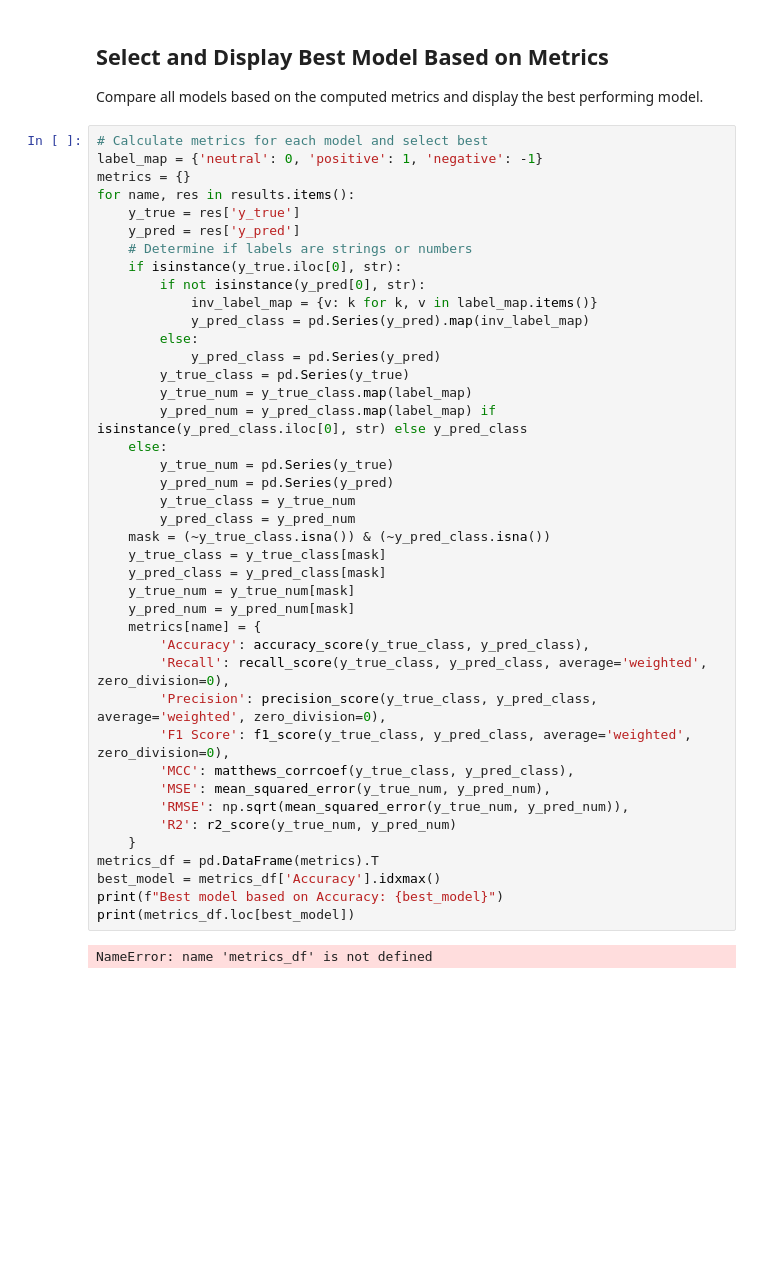
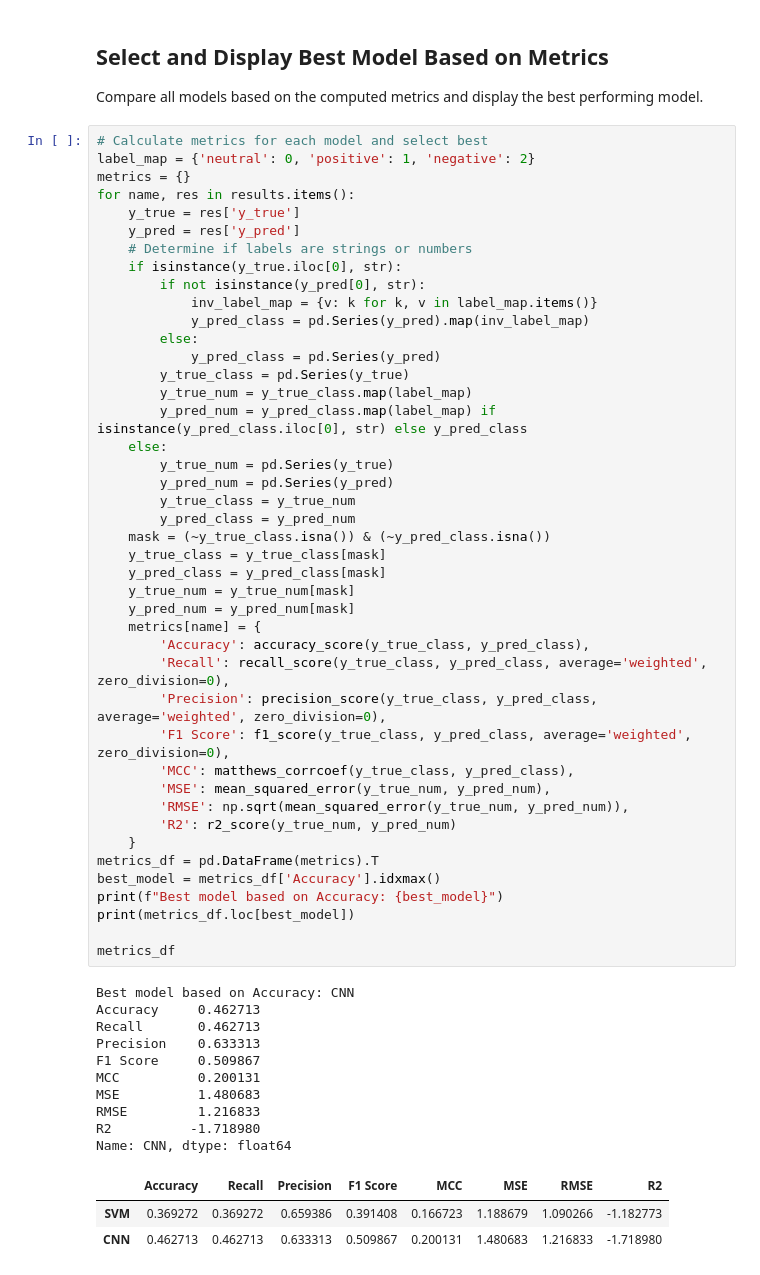
Before and after one commit to Joshua-Ean-Valera/BenchMarking, a Jupyter notebook: benchmarking_models_comparison copy.ipynb, the cells around one changed output. Drawn from its saved outputs; the diff is of its cells as text; blank space fills up the shorter version.

```diff
--- a/benchmarking_models_comparison copy.ipynb
+++ b/benchmarking_models_comparison copy.ipynb
@@ -198,7 +198,7 @@ for name, res in results.items():
 Compare all models based on the computed metrics and display the best performing model.
 # %%
 # Calculate metrics for each model and select best
-label_map = {'neutral': 0, 'positive': 1, 'negative': -1}
+label_map = {'neutral': 0, 'positive': 1, 'negative': 2}
 metrics = {}
 for name, res in results.items():
     y_true = res['y_true']
@@ -211,31 +211,45 @@ for name, res in results.items():
         else:
             y_pred_class = pd.Series(y_pred)
         y_true_class = pd.Series(y_true)
         y_true_num = y_true_class.map(label_map)
         y_pred_num = y_pred_class.map(label_map) if isinstance(y_pred_class.iloc[0], str) else y_pred_class
     else:
         y_true_num = pd.Series(y_true)
         y_pred_num = pd.Series(y_pred)
         y_true_class = y_true_num
         y_pred_class = y_pred_num
     mask = (~y_true_class.isna()) & (~y_pred_class.isna())
     y_true_class = y_true_class[mask]
     y_pred_class = y_pred_class[mask]
     y_true_num = y_true_num[mask]
     y_pred_num = y_pred_num[mask]
     metrics[name] = {
         'Accuracy': accuracy_score(y_true_class, y_pred_class),
         'Recall': recall_score(y_true_class, y_pred_class, average='weighted', zero_division=0),
         'Precision': precision_score(y_true_class, y_pred_class, average='weighted', zero_division=0),
         'F1 Score': f1_score(y_true_class, y_pred_class, average='weighted', zero_division=0),
         'MCC': matthews_corrcoef(y_true_class, y_pred_class),
         'MSE': mean_squared_error(y_true_num, y_pred_num),
         'RMSE': np.sqrt(mean_squared_error(y_true_num, y_pred_num)),
         'R2': r2_score(y_true_num, y_pred_num)
     }
 metrics_df = pd.DataFrame(metrics).T
 best_model = metrics_df['Accuracy'].idxmax()
 print(f"Best model based on Accuracy: {best_model}")
 print(metrics_df.loc[best_model])
+
+metrics_df
 # %% [output]
-NameError: name 'metrics_df' is not defined
+Best model based on Accuracy: CNN
+Accuracy     0.462713
+Recall       0.462713
+Precision    0.633313
+F1 Score     0.509867
+MCC          0.200131
+MSE          1.480683
+RMSE         1.216833
+R2          -1.718980
+Name: CNN, dtype: float64
+|  | Accuracy | Recall | Precision | F1 Score | MCC | MSE | RMSE | R2 |
+| SVM | 0.369272 | 0.369272 | 0.659386 | 0.391408 | 0.166723 | 1.188679 | 1.090266 | -1.182773 |
+| CNN | 0.462713 | 0.462713 | 0.633313 | 0.509867 | 0.200131 | 1.480683 | 1.216833 | -1.718980 |
```
Also changed, not shown: parts of 3 cells of this notebook.
